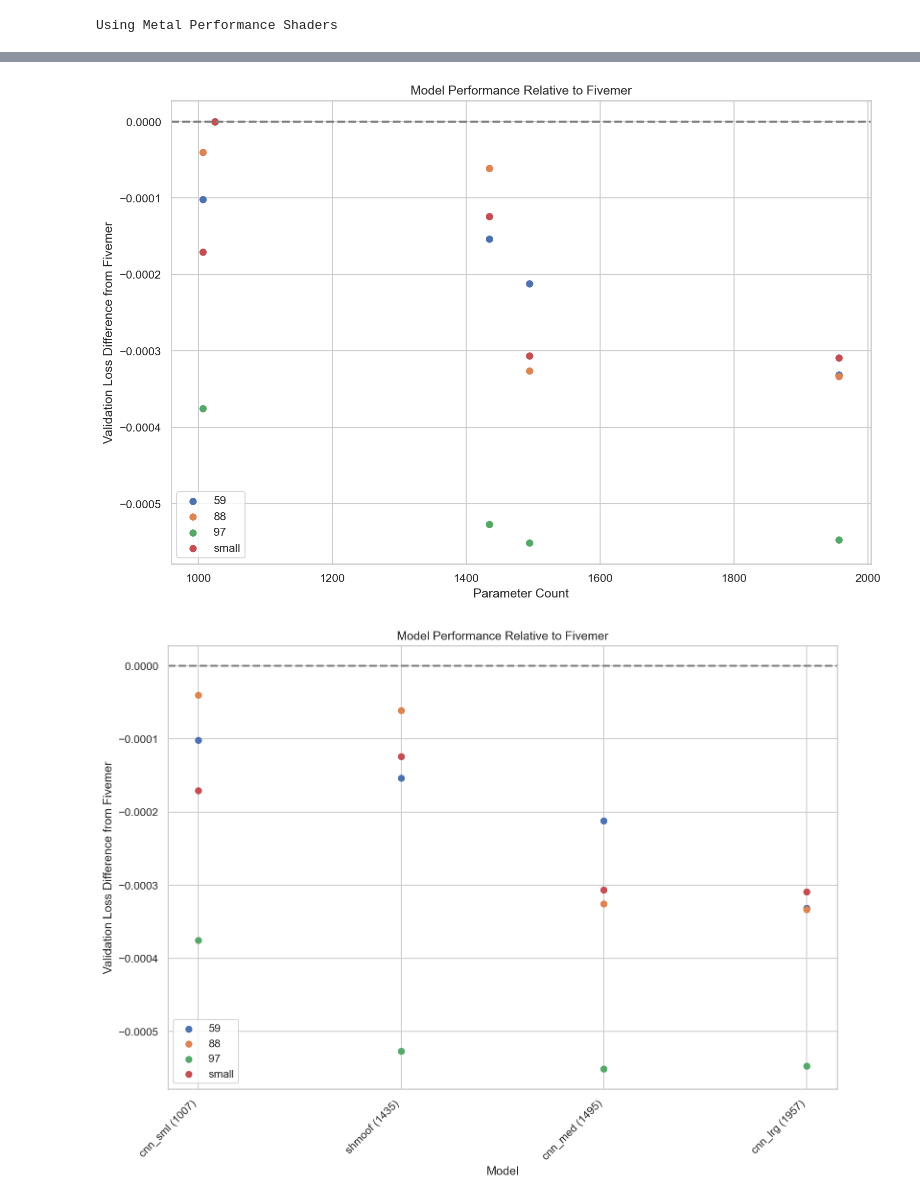
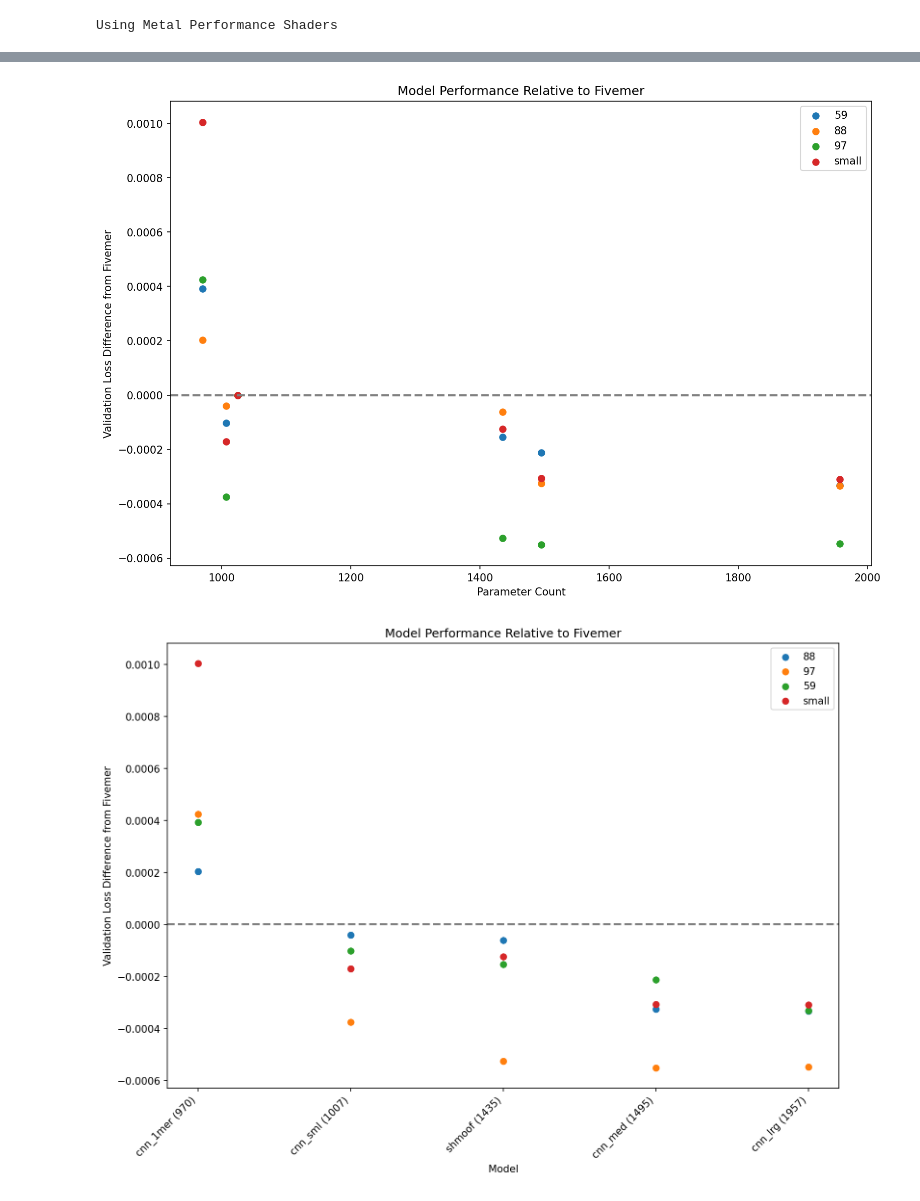
Before and after one commit to matsengrp/netam, a Jupyter notebook: notebooks/model_comparison.ipynb, the cells around one changed output, grey strips where cells are left out. Cells and saved outputs as stored; diff of their text form; code cells hidden in the pictures.

Commit message:
Committing notebooks

```diff
--- a/notebooks/model_comparison.ipynb
+++ b/notebooks/model_comparison.ipynb
@@ -124,0 +134,8 @@ Val nickname is 97
+# %%
+#
+final_df = pd.concat([
+    pd.read_csv("_ignore/model_comparison_20231123_162704.csv"),
+    pd.read_csv("_ignore/model_comparison_20231126_045255.csv"),
+    pd.read_csv("_ignore/model_comparison_20231126_100913.csv"),
+    ])
+final_df.sort_values("val_nickname").reset_index(drop=True)
@@ -127,16 +162,15 @@ import pandas as pd
 import matplotlib.pyplot as plt
 
 df = final_df
-# df = pd.read_csv("/Users/matsen/re/netam/notebooks/_ignore/model_comparison_20231123_162704.csv")
 
 # Calculate the difference in validation loss from the fivemer model
 loss_diffs = []
 for nickname in df['val_nickname'].unique():
-    fivemer_loss = df[(df['model name'] == 'fivemer') & (df['val_nickname'] == nickname)]['val_loss'].values[0]
+    fivemer_loss = df[(df['model_name'] == 'fivemer') & (df['val_nickname'] == nickname)]['val_loss'].values[0]
     for _, row in df[df['val_nickname'] == nickname].iterrows():
         if row['model'] != 'fivemer':
             diff = row['val_loss'] - fivemer_loss
-            loss_diffs.append({'val_nickname': nickname, 'model': row['model name'], 'parameter_count': row['parameter count'], 'loss_diff': diff})
+            loss_diffs.append({'val_nickname': nickname, 'model': row['model_name'], 'parameter_count': row['parameter_count'], 'loss_diff': diff})
 
 # Convert to DataFrame
 loss_diff_df = pd.DataFrame(loss_diffs)
@@ -154,41 +188,41 @@ ax.axhline(0, color='grey', lw=2, linestyle='--')
 ax.legend()
 plt.show()
 # %% [output]
-[figure, old version]
+[figure, new version]
 # %%
 import pandas as pd
 import matplotlib.pyplot as plt
 
 df = final_df
 
 # Calculate the difference in validation loss from the fivemer model
 loss_diffs = []
 model_to_xlabel_str = {}
 for nickname in df['val_nickname'].unique():
-    fivemer_loss = df[(df['model name'] == 'fivemer') & (df['val_nickname'] == nickname)]['val_loss'].values[0]
+    fivemer_loss = df[(df['model_name'] == 'fivemer') & (df['val_nickname'] == nickname)]['val_loss'].values[0]
     for _, row in df[df['val_nickname'] == nickname].iterrows():
-        if row['model name'] != 'fivemer':
+        if row['model_name'] != 'fivemer':
             diff = row['val_loss'] - fivemer_loss
-            model_label = f"{row['model name']} ({row['parameter count']})"
-            model_to_xlabel_str[row['model name']] = model_label
-            loss_diffs.append({'val_nickname': nickname, 'model name': row['model name'], 'parameter_count': row['parameter count'], 'loss_diff': diff})
+            model_label = f"{row['model_name']} ({row['parameter_count']})"
+            model_to_xlabel_str[row['model_name']] = model_label
+            loss_diffs.append({'val_nickname': nickname, 'model_name': row['model_name'], 'parameter_count': row['parameter_count'], 'loss_diff': diff})
 
 # Convert to DataFrame and sort by parameter count
 loss_diff_df = pd.DataFrame(loss_diffs)
 loss_diff_df = loss_diff_df.sort_values(by='parameter_count')
 
 # Plotting
 fig, ax = plt.subplots(figsize=(12, 8))
 for nickname in loss_diff_df['val_nickname'].unique():
     subset = loss_diff_df[loss_diff_df['val_nickname'] == nickname]
-    ax.scatter(subset['model name'], subset['loss_diff'], label=nickname)
+    ax.scatter(subset['model_name'], subset['loss_diff'], label=nickname)
 
 ax.set_xlabel('Model')
 ax.set_ylabel('Validation Loss Difference from Fivemer')
 ax.set_title('Model Performance Relative to Fivemer')
 ax.axhline(0, color='grey', lw=2, linestyle='--')
-ax.set_xticklabels(subset['model name'].map(model_to_xlabel_str), rotation=45, ha="right")
+ax.set_xticklabels(subset['model_name'].map(model_to_xlabel_str), rotation=45, ha="right")
 ax.legend()
 plt.show()
 # %% [output]
-[figure, old version]
+[figure, new version]
```
Also changed, not shown: parts of 3 cells of this notebook.
